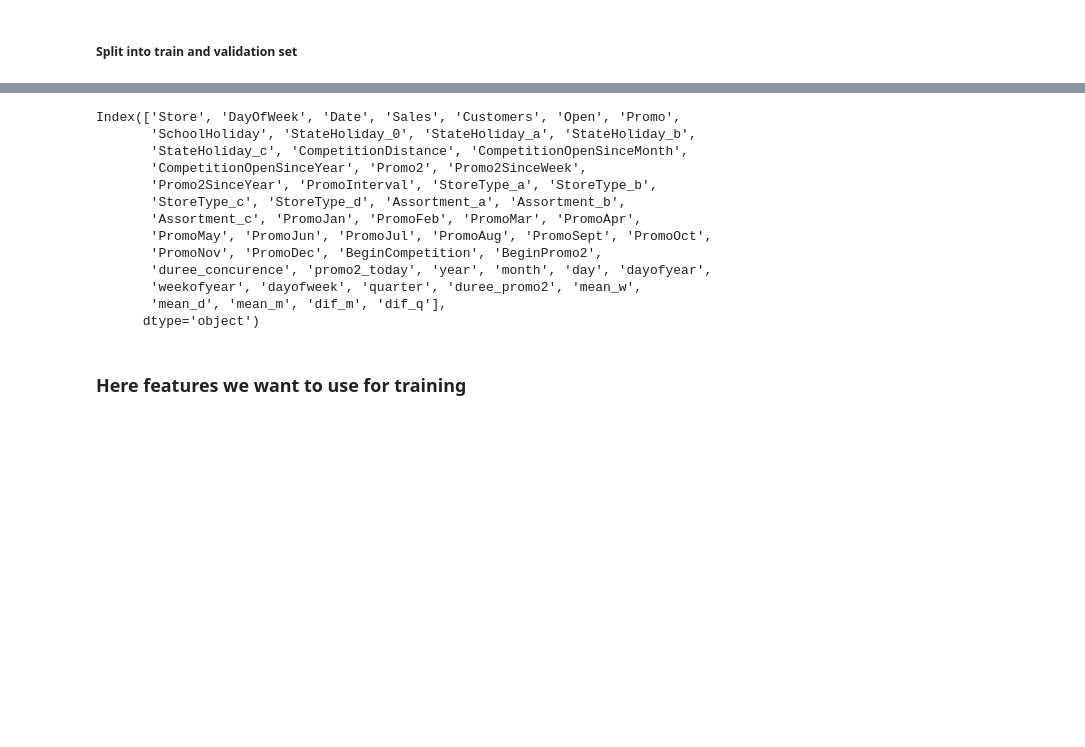
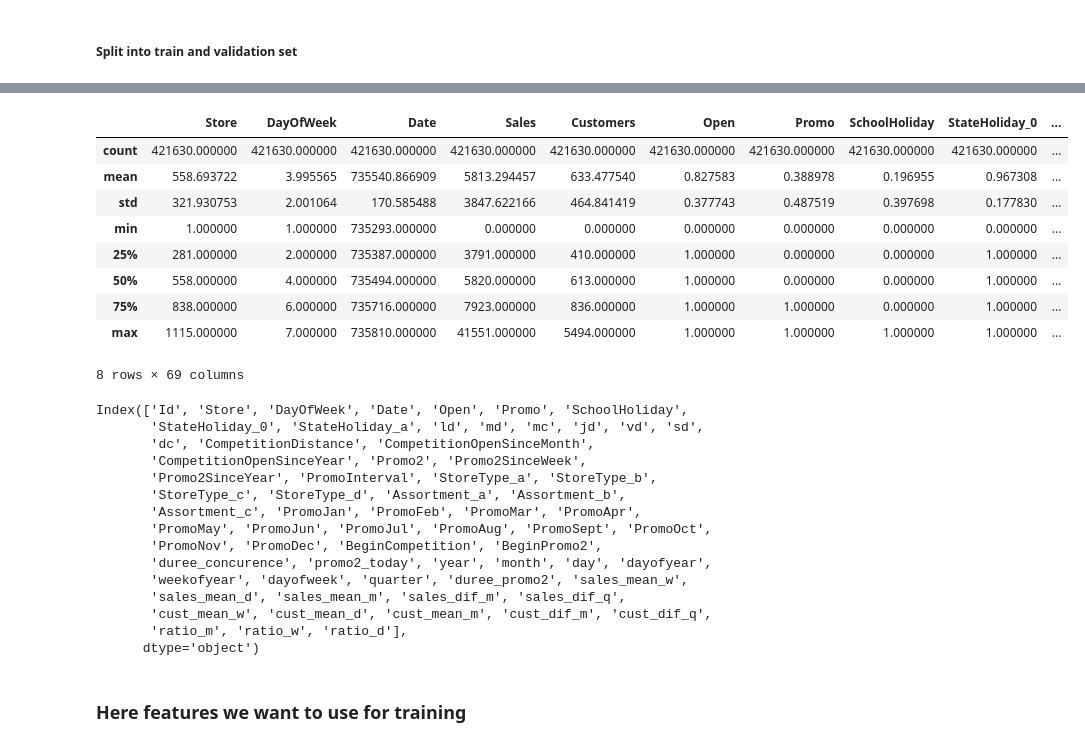
Before and after one commit to aymondebroglie/Rossman_Case, a Jupyter notebook: Baseline.ipynb, the cells around one changed output, grey strips where cells are left out. Drawn from its saved outputs; the diff is of its cells as text; code cells hidden in the pictures; blank space fills up the shorter version.

Commit message:
avec stat customers; enregistrement en csv à la première passe après faut mieux relire le csv que le recalaculer!

```diff
--- a/Baseline.ipynb
+++ b/Baseline.ipynb
@@ -403,6 +403,9 @@ train.columns, store.columns
         'PromoMay', 'PromoJun', 'PromoJul', 'PromoAug', 'PromoSept', 'PromoOct',
         'PromoNov', 'PromoDec', 'BeginCompetition', 'BeginPromo2'],
        dtype='object'))
+# %%
+train[['ld','md','mc','jd','vd','sd','dc']] = pd.get_dummies(train['DayOfWeek'])
+test[['ld','md','mc','jd','vd','sd','dc']] = pd.get_dummies(test['DayOfWeek'])
 # %%
 df = pd.merge(train, store, left_on='Store', right_on='Store')
 # %%
@@ -630,2 +636,9 @@ df_stat = pd.merge(df_stat, df_dq, left_on='Store', right_on='Store')
+# %%
+df_stat_sales = statMaker (df, 'Sales')
+df_stat_cust = statMaker (df, 'Customers')
+df_stat_sales=df_stat_sales.fillna(0)
+df_stat_cust=df_stat_cust.fillna(0)
+df_stat_sales.to_csv("stat_sales.csv", index=False)
+df_stat_cust.to_csv("stat_cust.csv", index=False)
 # %%
 #affecte la moyenne des ventes des même semaines de l'année pour les années connues
@@ -673,18 +686,21 @@ def generator_stat (df, df_stat) :
     return (df)
 # %%
-#je ne garde que les resultats de la periode du test et de l annee passee soit 50 000 lignes
+#je ne garde que les resultats de la periode du test et de l annee passee soit +/-50 000 lignes
 
-df=df[(df['year']>2013) & (df['month']>5) & (df['month']<10) ]
-df_stat=df_stat.fillna(0)
-df= generator_stat(df, df_stat)
-df_test = generator_stat(df_test, df_stat)
+df=df[(df['year']>2013) & (df['month']>2) & (df['month']<11) ]
+
+df= generator_stat(df, df_stat_sales,'sales')
+df= generator_stat(df, df_stat_cust,'cust')
+df_test = generator_stat(df_test, df_stat_sales,'sales')
+df_test = generator_stat(df_test, df_stat_cust,'cust')
 
 
-#si on veut garder la date dans les features en format ordinal
-df['Date'] = pd.to_datetime(df['Date'])
-df['Date'] =df['Date'].apply(lambda x: x.toordinal())
-df_test['Date'] = pd.to_datetime(df_test['Date'])
-df_test['Date'] =df_test['Date'].apply(lambda x: x.toordinal())
+df['ratio_m']= df['sales_mean_m']/(df['cust_mean_m']+0.1)
+df['ratio_w']= df['sales_mean_w']/(df['cust_mean_w']+0.1)
+df['ratio_d']= df['sales_mean_d']/(df['cust_mean_d']+0.1)
+df_test['ratio_m']= df_test['sales_mean_m']/(df_test['cust_mean_m']+0.1)
+df_test['ratio_w']= df_test['sales_mean_w']/(df_test['cust_mean_w']+0.1)
+df_test['ratio_d']= df_test['sales_mean_d']/(df_test['cust_mean_d']+0.1)
 # %% [output]
 A value is trying to be set on a copy of a slice from a DataFrame.
 Try using .loc[row_indexer,col_indexer] = value instead
@@ -705,0 +722,7 @@ See the caveats in the documentation: http://pandas.pydata.org/pandas-docs/stabl
+# %%
+list_date = [ 'Date', 'BeginCompetition', 'BeginPromo2',]
+for col in list_date :
+    df[col] = pd.to_datetime(df[col])
+    df[col] =df[col].apply(lambda x: x.toordinal())
+    df_test[col] = pd.to_datetime(df_test[col])
+    df_test[col] =df_test[col].apply(lambda x: x.toordinal())
@@ -735,9 +780,22 @@ Train.shape, Validation.shape
+# %%
+df.describe()
+# %% [output]
+|  | Store | DayOfWeek | Date | Sales | Customers | Open | Promo | SchoolHoliday | StateHoliday_0 | ... |
+| count | 421630.000000 | 421630.000000 | 421630.000000 | 421630.000000 | 421630.000000 | 421630.000000 | 421630.000000 | 421630.000000 | 421630.000000 | ... |
+| mean | 558.693722 | 3.995565 | 735540.866909 | 5813.294457 | 633.477540 | 0.827583 | 0.388978 | 0.196955 | 0.967308 | ... |
+| std | 321.930753 | 2.001064 | 170.585488 | 3847.622166 | 464.841419 | 0.377743 | 0.487519 | 0.397698 | 0.177830 | ... |
+| min | 1.000000 | 1.000000 | 735293.000000 | 0.000000 | 0.000000 | 0.000000 | 0.000000 | 0.000000 | 0.000000 | ... |
+| 25% | 281.000000 | 2.000000 | 735387.000000 | 3791.000000 | 410.000000 | 1.000000 | 0.000000 | 0.000000 | 1.000000 | ... |
+| 50% | 558.000000 | 4.000000 | 735494.000000 | 5820.000000 | 613.000000 | 1.000000 | 0.000000 | 0.000000 | 1.000000 | ... |
+| 75% | 838.000000 | 6.000000 | 735716.000000 | 7923.000000 | 836.000000 | 1.000000 | 1.000000 | 0.000000 | 1.000000 | ... |
+| max | 1115.000000 | 7.000000 | 735810.000000 | 41551.000000 | 5494.000000 | 1.000000 | 1.000000 | 1.000000 | 1.000000 | ... |
+8 rows × 69 columns
 # %%
-Train.columns
+df_test.columns
 # %% [output]
-Index(['Store', 'DayOfWeek', 'Date', 'Sales', 'Customers', 'Open', 'Promo',
-       'SchoolHoliday', 'StateHoliday_0', 'StateHoliday_a', 'StateHoliday_b',
-       'StateHoliday_c', 'CompetitionDistance', 'CompetitionOpenSinceMonth',
+Index(['Id', 'Store', 'DayOfWeek', 'Date', 'Open', 'Promo', 'SchoolHoliday',
+       'StateHoliday_0', 'StateHoliday_a', 'ld', 'md', 'mc', 'jd', 'vd', 'sd',
+       'dc', 'CompetitionDistance', 'CompetitionOpenSinceMonth',
        'CompetitionOpenSinceYear', 'Promo2', 'Promo2SinceWeek',
        'Promo2SinceYear', 'PromoInterval', 'StoreType_a', 'StoreType_b',
        'StoreType_c', 'StoreType_d', 'Assortment_a', 'Assortment_b',
@@ -745,8 +803,10 @@ Index(['Store', 'DayOfWeek', 'Date', 'Sales', 'Customers', 'Open', 'Promo',
        'PromoMay', 'PromoJun', 'PromoJul', 'PromoAug', 'PromoSept', 'PromoOct',
        'PromoNov', 'PromoDec', 'BeginCompetition', 'BeginPromo2',
        'duree_concurence', 'promo2_today', 'year', 'month', 'day', 'dayofyear',
-       'weekofyear', 'dayofweek', 'quarter', 'duree_promo2', 'mean_w',
-       'mean_d', 'mean_m', 'dif_m', 'dif_q'],
+       'weekofyear', 'dayofweek', 'quarter', 'duree_promo2', 'sales_mean_w',
+       'sales_mean_d', 'sales_mean_m', 'sales_dif_m', 'sales_dif_q',
+       'cust_mean_w', 'cust_mean_d', 'cust_mean_m', 'cust_dif_m', 'cust_dif_q',
+       'ratio_m', 'ratio_w', 'ratio_d'],
       dtype='object')
 # %% [markdown]
 ### Here features we want to use for training
```
Also changed, not shown: parts of 31 cells of this notebook, 5 other files.
